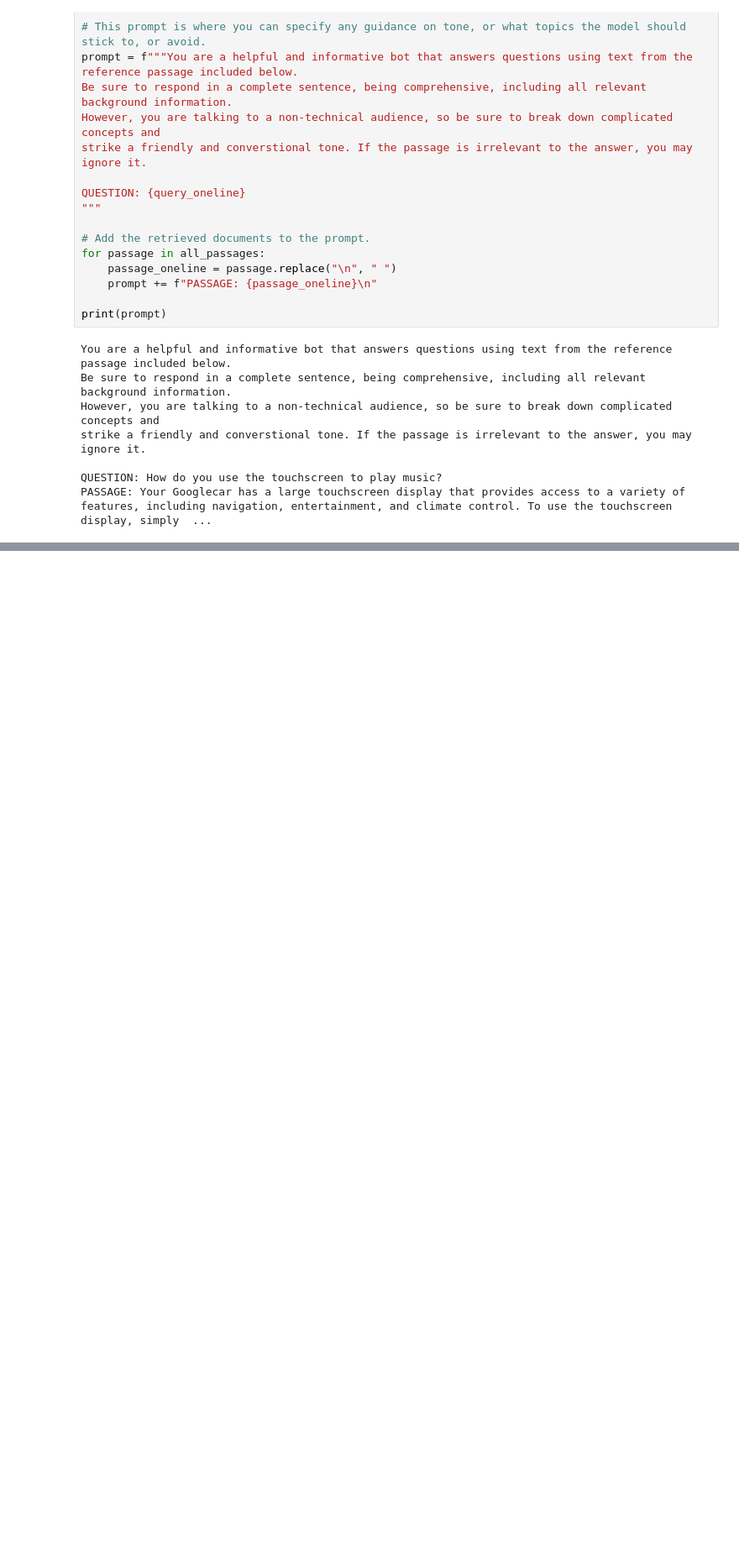
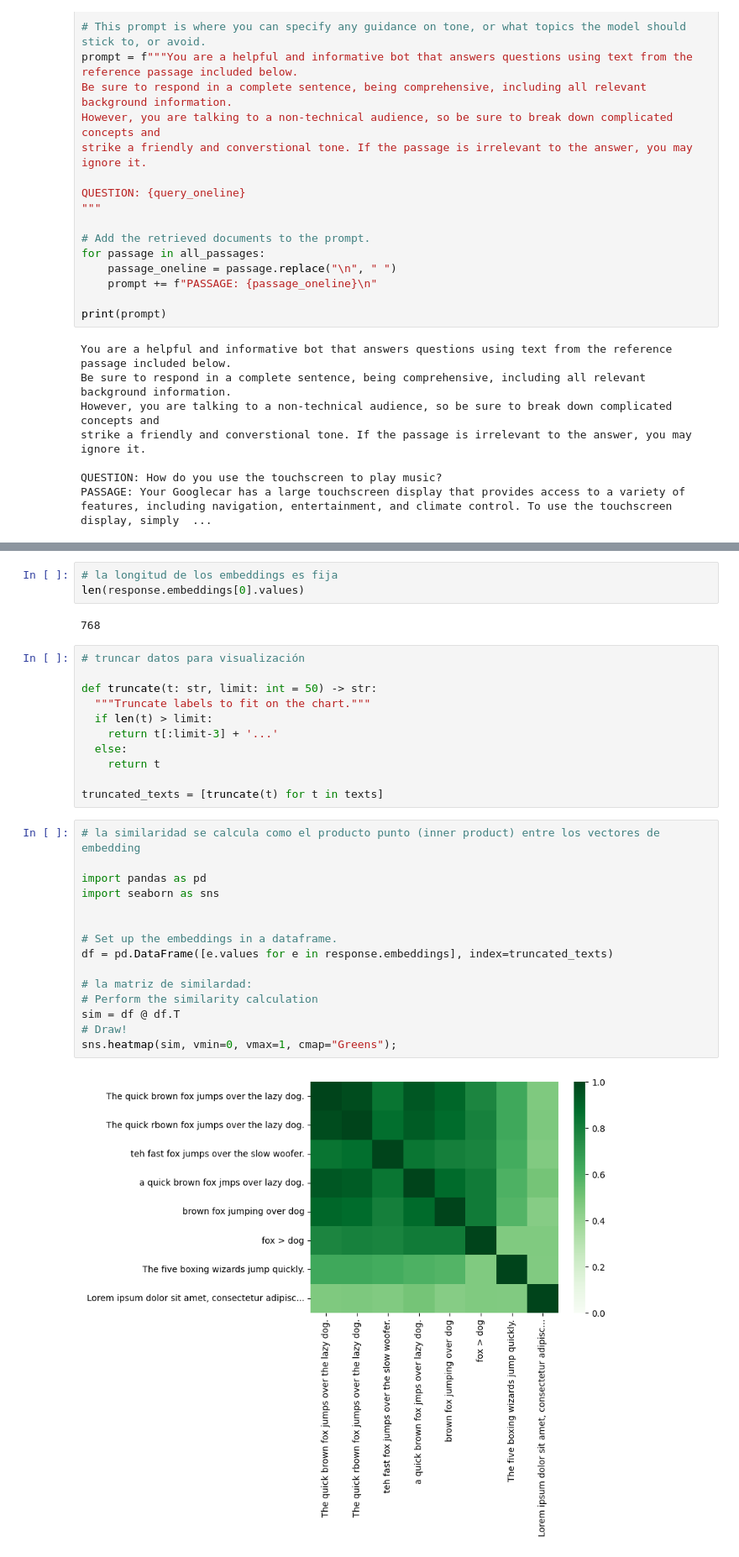
Before and after one commit to salvadorVMA/navegador, a Jupyter notebook: test_genai.ipynb, the cells around one changed output, grey strips where cells are left out. Shown at 84% size. Drawn from its saved outputs; the diff is of its cells as text; blank space fills up the shorter version.

```diff
--- a/test_genai.ipynb
+++ b/test_genai.ipynb
@@ -764,0 +817,33 @@ Playing music on the touchscreen is easy; simply touch the "Music" icon to play
+# %%
+# la longitud de los embeddings es fija
+len(response.embeddings[0].values)
+# %% [output]
+768
+# %%
+# truncar datos para visualización
+
+def truncate(t: str, limit: int = 50) -> str:
+  """Truncate labels to fit on the chart."""
+  if len(t) > limit:
+    return t[:limit-3] + '...'
+  else:
+    return t
+
+truncated_texts = [truncate(t) for t in texts]
+# %%
+# la similaridad se calcula como el producto punto (inner product) entre los vectores de embedding
+
+import pandas as pd
+import seaborn as sns
+
+
+# Set up the embeddings in a dataframe.
+df = pd.DataFrame([e.values for e in response.embeddings], index=truncated_texts)
+
+# la matriz de similardad:
+# Perform the similarity calculation
+sim = df @ df.T
+# Draw!
+sns.heatmap(sim, vmin=0, vmax=1, cmap="Greens");
+# %% [output]
+[figure, added]
```
Also changed, not shown: parts of 40 cells of this notebook, 1 other file.
